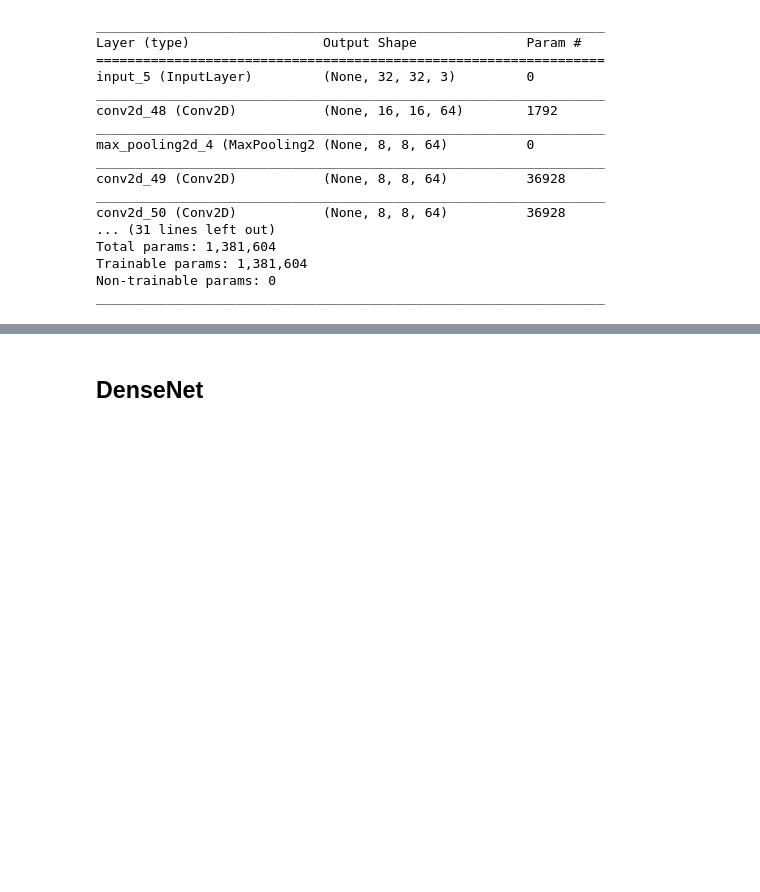
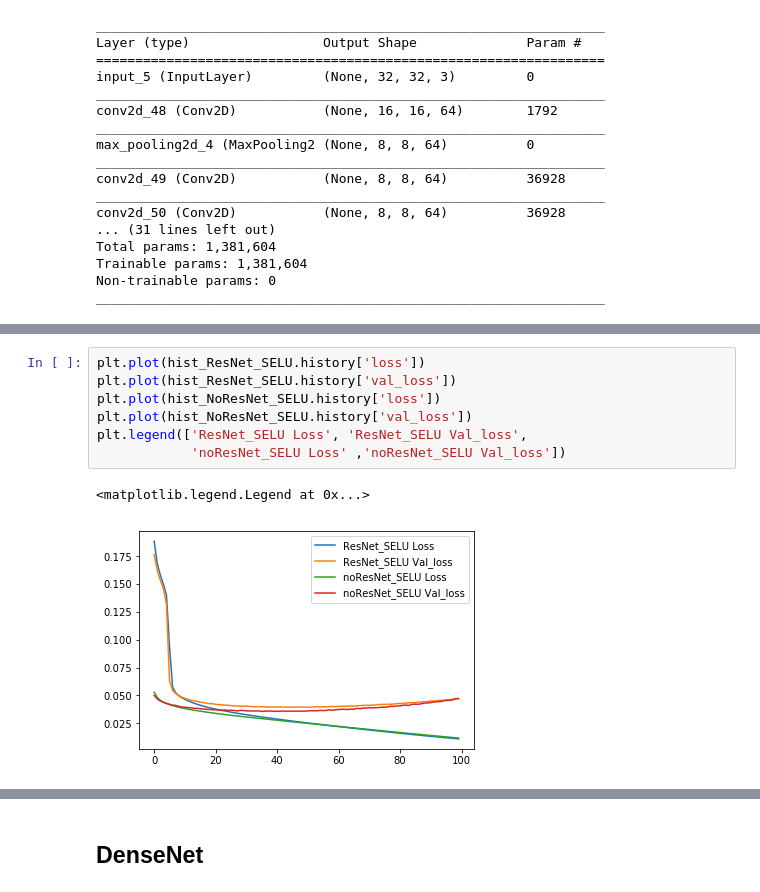
Before and after one commit to IShengFang/ResNet-DenseNet-Notebook, a Jupyter notebook: ResNet&DenseNet.ipynb, the cells around one changed output, grey strips where cells are left out. Cells and saved outputs as stored; diff of their text form; blank space fills up the shorter version.

```diff
--- a/ResNet&DenseNet.ipynb
+++ b/ResNet&DenseNet.ipynb
@@ -499,0 +531,10 @@ plt.plot(hist_NoResNet_SELU.history['val_acc'])
+# %%
+plt.plot(hist_ResNet_SELU.history['loss'])
+plt.plot(hist_ResNet_SELU.history['val_loss'])
+plt.plot(hist_NoResNet_SELU.history['loss'])
+plt.plot(hist_NoResNet_SELU.history['val_loss'])
+plt.legend(['ResNet_SELU Loss', 'ResNet_SELU Val_loss',
+            'noResNet_SELU Loss' ,'noResNet_SELU Val_loss'])
+# %% [output]
+<matplotlib.legend.Legend at 0x...>
+[figure, added]
```
Also changed, not shown: parts of 25 cells of this notebook, 8 other files.
